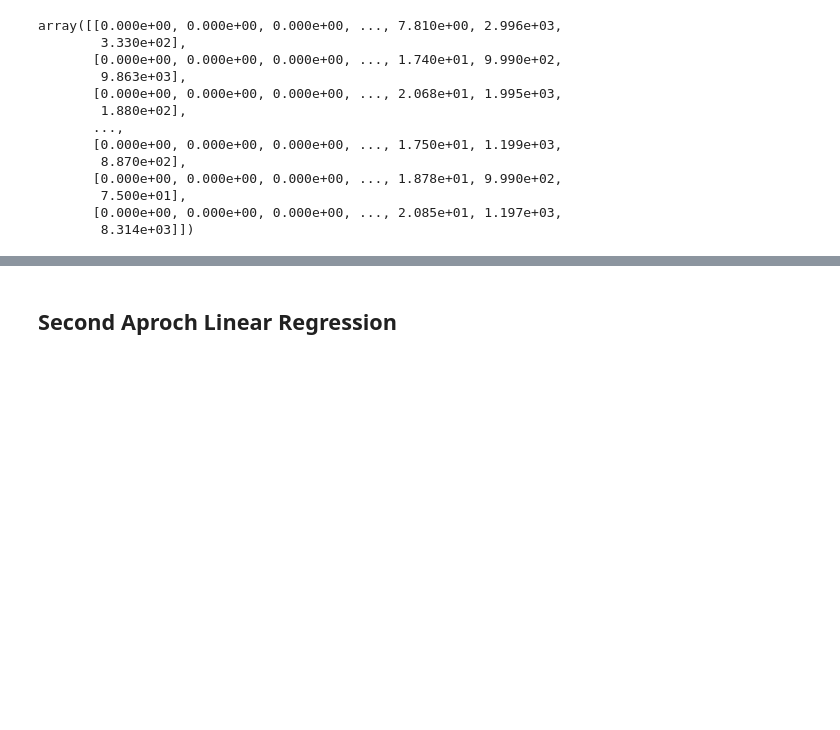
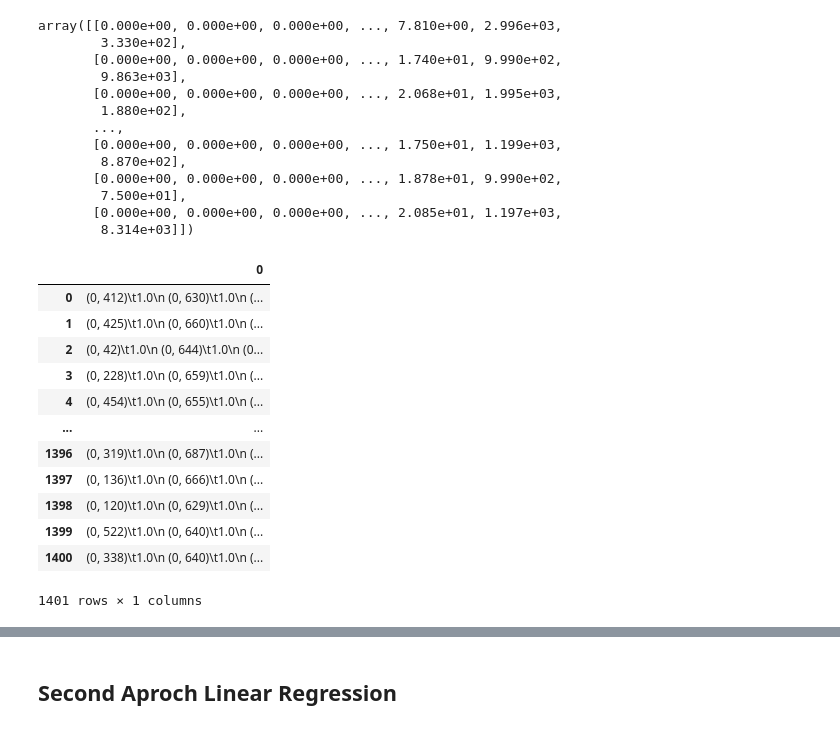
Before and after one commit to Sayan4562/Dataset-Use-Car, a Jupyter notebook: linerRegration.ipynb, the cells around one changed output, grey strips where cells are left out. Drawn from its saved outputs; the diff is of its cells as text; code cells hidden in the pictures; blank space fills up the shorter version.

```diff
--- a/linerRegration.ipynb
+++ b/linerRegration.ipynb
@@ -209,7 +209,24 @@ array([[0.000e+00, 0.000e+00, 0.000e+00, ..., 7.810e+00, 2.996e+03,
         8.314e+03]])
 # %%
 t=pd.DataFrame(x_transfrom.toarray())
+t_f_d=pd.DataFrame(x_transfrom)
+t_f_d.reset_index(drop=True)
 t=t.reset_index(drop=True)
+t_f_d
+# %% [output]
+|  | 0 |
+| 0 | (0, 412)\t1.0\n (0, 630)\t1.0\n (... |
+| 1 | (0, 425)\t1.0\n (0, 660)\t1.0\n (... |
+| 2 | (0, 42)\t1.0\n (0, 644)\t1.0\n (0... |
+| 3 | (0, 228)\t1.0\n (0, 659)\t1.0\n (... |
+| 4 | (0, 454)\t1.0\n (0, 655)\t1.0\n (... |
+| ... | ... |
+| 1396 | (0, 319)\t1.0\n (0, 687)\t1.0\n (... |
+| 1397 | (0, 136)\t1.0\n (0, 666)\t1.0\n (... |
+| 1398 | (0, 120)\t1.0\n (0, 629)\t1.0\n (... |
+| 1399 | (0, 522)\t1.0\n (0, 640)\t1.0\n (... |
+| 1400 | (0, 338)\t1.0\n (0, 640)\t1.0\n (... |
+1401 rows × 1 columns
 # %%
 dumies=pd.get_dummies(data[["car_name","registration_year","insurance_validity","fuel_type",
           "seats","ownsership","transmission"]])
```
Also changed, not shown: parts of 10 cells of this notebook, 2 other files.
